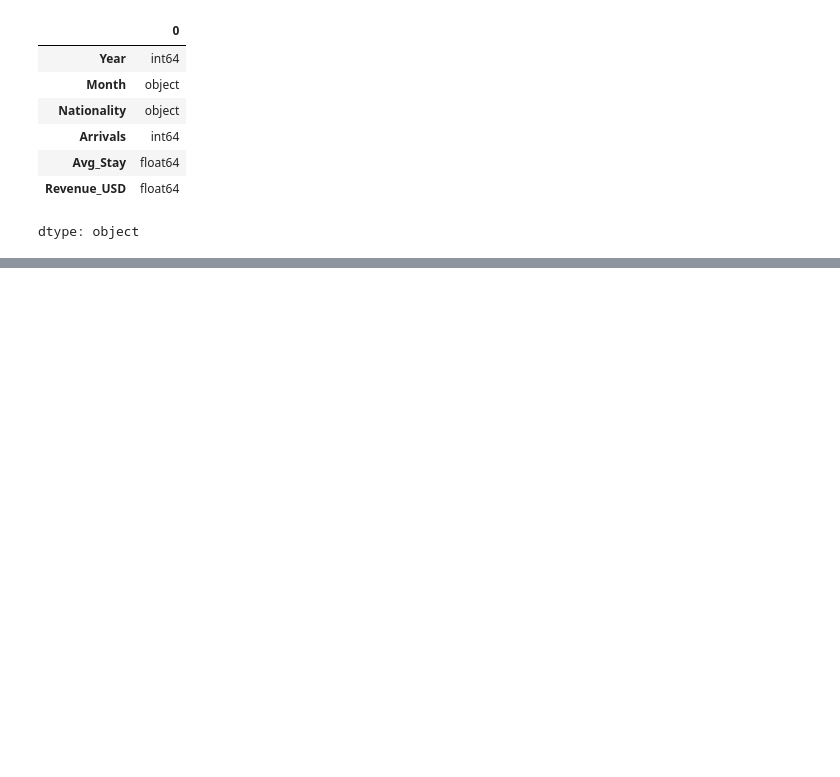
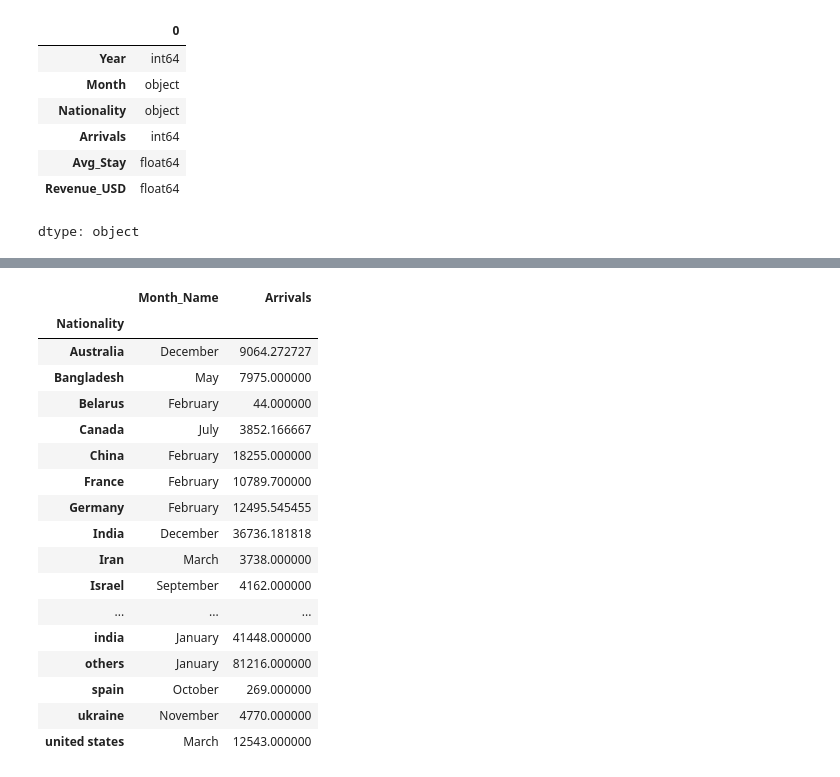
Before and after one commit to Kaveesha-Vihanga/DS_Project, a Jupyter notebook: arrival_prediction.ipynb, the cells around one changed output, grey strips where cells are left out. Saved outputs shown, nothing was run; the diff lists cells and outputs as text; code cells hidden in the pictures; blank space fills up the shorter version.

```diff
--- a/arrival_prediction.ipynb
+++ b/arrival_prediction.ipynb
@@ -93,11 +84,0 @@ df["Time_Index"] = (df["Year"] - df["Year"].min()) * 12 + df["Month_Num"]
-# %%
-#Lag feature-arrival from prev months for same nationality
-df = df.sort_values(["Nationality", "Year", "Month_Num"])
-
-df["Lag_1"] = df.groupby("Nationality")["Arrivals"].shift(1)
-# %%
-#Rolling average-avg over prev 3 months
-df["Rolling_3"] = (
-    df.groupby("Nationality")["Arrivals"]
-    .transform(lambda x: x.shift(1).rolling(window=3).mean())
-)
@@ -106,0 +87,40 @@ df_model = df.dropna().reset_index(drop=True)
+# %%
+df["Date"] = pd.to_datetime(
+    df["Year"].astype(str) + "-" + df["Month_Num"].astype(str) + "-01"
+)
+# %%
+df["Month_Name"] = df["Date"].dt.month_name()
+
+seasonality = (
+    df.groupby(["Nationality", "Month_Name"])["Arrivals"]
+      .mean()
+      .reset_index()
+)
+# %%
+peak_months = (
+    seasonality
+    .sort_values(["Nationality", "Arrivals"], ascending=False)
+    .groupby("Nationality")
+    .first()
+)
+
+peak_months
+# %% [output]
+|  | Month_Name | Arrivals |
+| Nationality |  |  |
+| Australia | December | 9064.272727 |
+| Bangladesh | May | 7975.000000 |
+| Belarus | February | 44.000000 |
+| Canada | July | 3852.166667 |
+| China | February | 18255.000000 |
+| France | February | 10789.700000 |
+| Germany | February | 12495.545455 |
+| India | December | 36736.181818 |
+| Iran | March | 3738.000000 |
+| Israel | September | 4162.000000 |
+| ... | ... | ... |
+| india | January | 41448.000000 |
+| others | January | 81216.000000 |
+| spain | October | 269.000000 |
+| ukraine | November | 4770.000000 |
+| united states | March | 12543.000000 |
```
Also changed, not shown: parts of 8 cells of this notebook.
